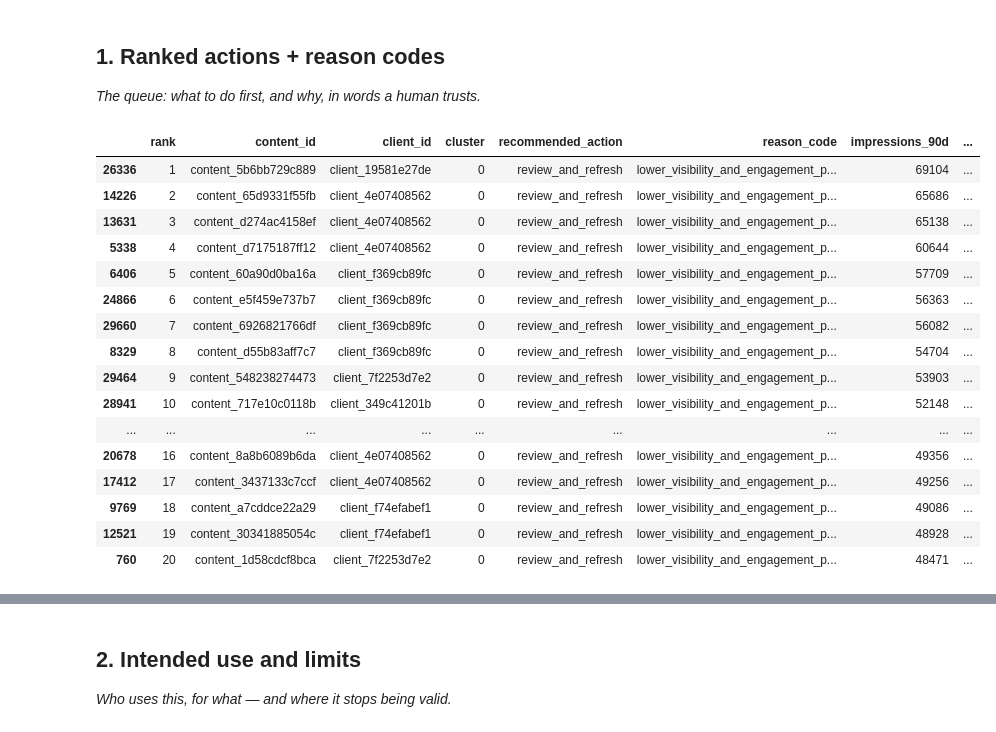
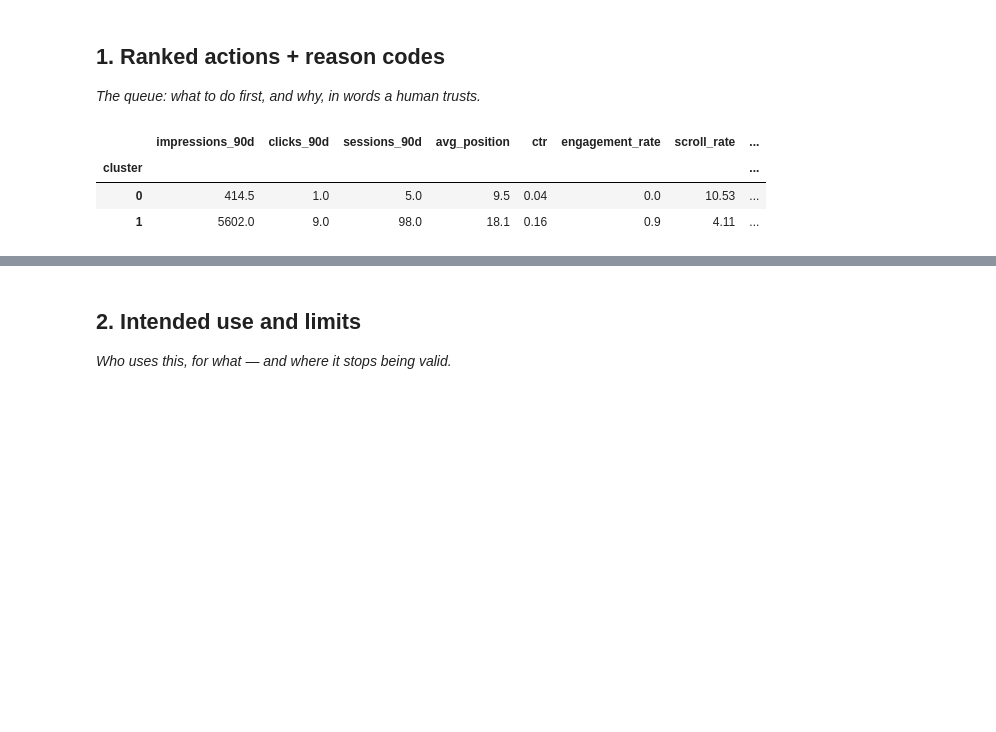
Before and after one commit to nadineshegazy-bit/FlyRankAI, a Jupyter notebook: work/notebooks/w07_action_playbook.ipynb, the cells around one changed output, grey strips where cells are left out. Drawn from its saved outputs; the diff is of its cells as text; code cells hidden in the pictures; blank space fills up the shorter version.

```diff
--- a/work/notebooks/w07_action_playbook.ipynb
+++ b/work/notebooks/w07_action_playbook.ipynb
@@ -23,90 +23,34 @@ features = [
     "clicks_90d",
     "sessions_90d",
     "avg_position",
     "ctr",
     "engagement_rate",
     "scroll_rate",
     "word_count",
     "content_age_days",
     "days_since_last_update",
 ]
 
 df_model = df.dropna(subset=features + ["client_id"]).copy()
 
 scaler = StandardScaler()
 X = scaler.fit_transform(df_model[features])
 
 # Same number of clusters as Week 5
 k = 2
 
 model = KMeans(n_clusters=k, random_state=42, n_init=10)
 df_model["cluster"] = model.fit_predict(X)
 
 cluster_profile = (
     df_model.groupby("cluster")[features]
     .median()
     .round(2)
 )
 
 cluster_profile
-
-
-action_map = {
-    0: "review_and_refresh",
-    1: "monitor",
-}
-
-reason_map = {
-    0: "lower_visibility_and_engagement_pattern",
-    1: "stronger_performance_pattern",
-}
-
-df_model["recommended_action"] = df_model["cluster"].map(action_map)
-df_model["reason_code"] = df_model["cluster"].map(reason_map)
-
-df_model["action_priority"] = df_model["recommended_action"].map({
-    "review_and_refresh": 1,
-    "monitor": 2,
-})
-
-queue = df_model.sort_values(
-    ["action_priority", "impressions_90d"],
-    ascending=[True, False]
-).copy()
-
-queue["rank"] = range(1, len(queue) + 1)
-
-queue[
-    [
-        "rank",
-        "content_id",
-        "client_id",
-        "cluster",
-        "recommended_action",
-        "reason_code",
-        "impressions_90d",
-        "avg_position",
-        "ctr",
-        "engagement_rate",
-        "word_count",
-        "days_since_last_update",
-    ]
-].head(20)
 # %% [output]
-|  | rank | content_id | client_id | cluster | recommended_action | reason_code | impressions_90d | ... |
-| 26336 | 1 | content_5b6bb729c889 | client_19581e27de | 0 | review_and_refresh | lower_visibility_and_engagement_p... | 69104 | ... |
-| 14226 | 2 | content_65d9331f55fb | client_4e07408562 | 0 | review_and_refresh | lower_visibility_and_engagement_p... | 65686 | ... |
-| 13631 | 3 | content_d274ac4158ef | client_4e07408562 | 0 | review_and_refresh | lower_visibility_and_engagement_p... | 65138 | ... |
-| 5338 | 4 | content_d7175187ff12 | client_4e07408562 | 0 | review_and_refresh | lower_visibility_and_engagement_p... | 60644 | ... |
-| 6406 | 5 | content_60a90d0ba16a | client_f369cb89fc | 0 | review_and_refresh | lower_visibility_and_engagement_p... | 57709 | ... |
-| 24866 | 6 | content_e5f459e737b7 | client_f369cb89fc | 0 | review_and_refresh | lower_visibility_and_engagement_p... | 56363 | ... |
-| 29660 | 7 | content_6926821766df | client_f369cb89fc | 0 | review_and_refresh | lower_visibility_and_engagement_p... | 56082 | ... |
-| 8329 | 8 | content_d55b83aff7c7 | client_f369cb89fc | 0 | review_and_refresh | lower_visibility_and_engagement_p... | 54704 | ... |
-| 29464 | 9 | content_548238274473 | client_7f2253d7e2 | 0 | review_and_refresh | lower_visibility_and_engagement_p... | 53903 | ... |
-| 28941 | 10 | content_717e10c0118b | client_349c41201b | 0 | review_and_refresh | lower_visibility_and_engagement_p... | 52148 | ... |
-| ... | ... | ... | ... | ... | ... | ... | ... | ... |
-| 20678 | 16 | content_8a8b6089b6da | client_4e07408562 | 0 | review_and_refresh | lower_visibility_and_engagement_p... | 49356 | ... |
-| 17412 | 17 | content_3437133c7ccf | client_4e07408562 | 0 | review_and_refresh | lower_visibility_and_engagement_p... | 49256 | ... |
-| 9769 | 18 | content_a7cddce22a29 | client_f74efabef1 | 0 | review_and_refresh | lower_visibility_and_engagement_p... | 49086 | ... |
-| 12521 | 19 | content_30341885054c | client_f74efabef1 | 0 | review_and_refresh | lower_visibility_and_engagement_p... | 48928 | ... |
-| 760 | 20 | content_1d58cdcf8bca | client_7f2253d7e2 | 0 | review_and_refresh | lower_visibility_and_engagement_p... | 48471 | ... |
+|  | impressions_90d | clicks_90d | sessions_90d | avg_position | ctr | engagement_rate | scroll_rate | ... |
+| cluster |  |  |  |  |  |  |  | ... |
+| 0 | 414.5 | 1.0 | 5.0 | 9.5 | 0.04 | 0.0 | 10.53 | ... |
+| 1 | 5602.0 | 9.0 | 98.0 | 18.1 | 0.16 | 0.9 | 4.11 | ... |
```
Also changed, not shown: parts of 1 cell of this notebook.
